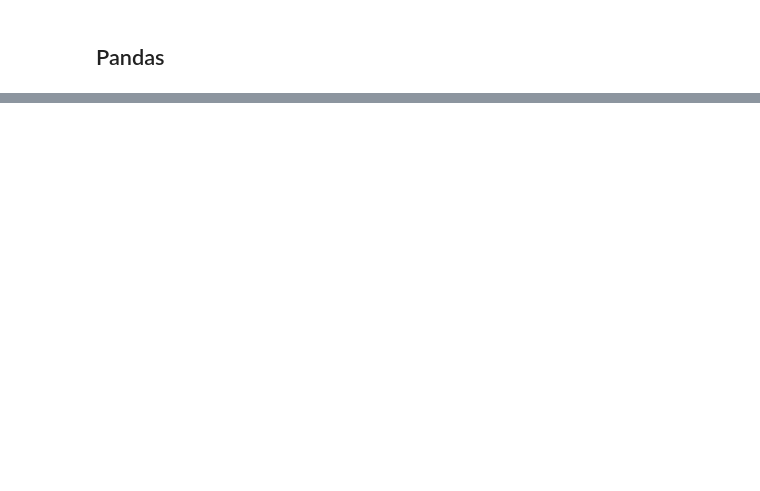
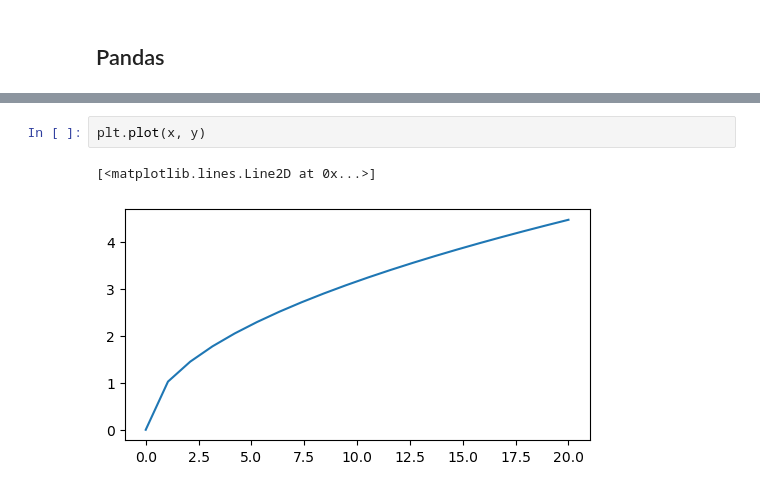
Before and after one commit to Endy3032/CTin, a Jupyter notebook: TDN/Y3/Machine Learning/Data Analysis/data analysis.ipynb, the cells around one changed output, grey strips where cells are left out. Saved outputs shown, nothing was run; the diff lists cells and outputs as text; blank space fills up the shorter version.

```diff
--- a/TDN/Y3/Machine Learning/Data Analysis/data analysis.ipynb
+++ b/TDN/Y3/Machine Learning/Data Analysis/data analysis.ipynb
@@ -220,0 +442,5 @@ array([[0.90879874, 0.86678079, 0.57192638],
+# %%
+plt.plot(x, y)
+# %% [output]
+[<matplotlib.lines.Line2D at 0x...>]
+[figure, added]
```
Also changed, not shown: parts of 46 cells of this notebook.
